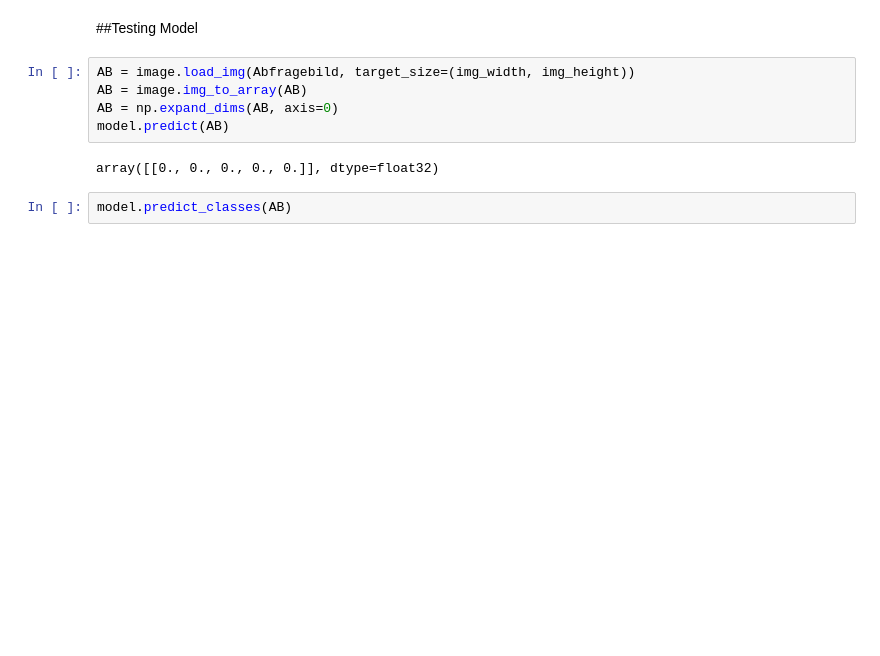
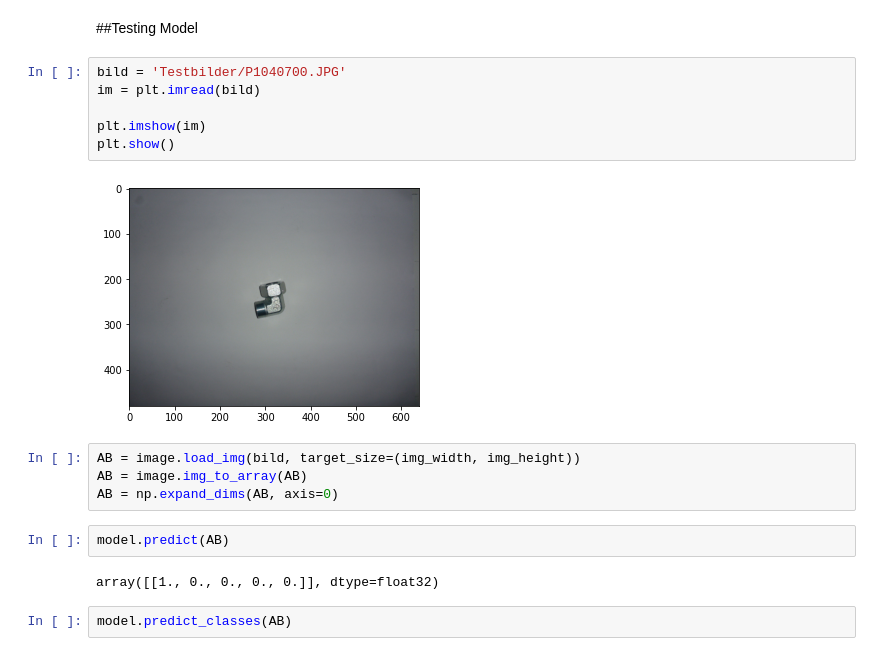
Before and after one commit to leehon94/Automated-Product-Identification_PJS, a Jupyter notebook: Keras Modelle/Xception_5-1.ipynb, the cells around one changed output. Cells and saved outputs as stored; diff of their text form; blank space fills up the shorter version.

```diff
--- a/Keras Modelle/Xception_5-1.ipynb
+++ b/Keras Modelle/Xception_5-1.ipynb
@@ -188,12 +190,21 @@ plt.show()
 # %% [markdown]
 ##Testing Model
+# %%
+bild = 'Testbilder/P1040700.JPG'
+im = plt.imread(bild)
+
+plt.imshow(im)
+plt.show()
+# %% [output]
+[figure, added]
 # %%
-AB = image.load_img(Abfragebild, target_size=(img_width, img_height))
+AB = image.load_img(bild, target_size=(img_width, img_height))
 AB = image.img_to_array(AB)
 AB = np.expand_dims(AB, axis=0)
-model.predict(AB)
-# %% [output]
-array([[0., 0., 0., 0., 0.]], dtype=float32)
+# %%
+model.predict(AB)
+# %% [output]
+array([[1., 0., 0., 0., 0.]], dtype=float32)
 # %%
 model.predict_classes(AB)
 # %% [output]
```
Also changed, not shown: parts of 16 cells of this notebook.
